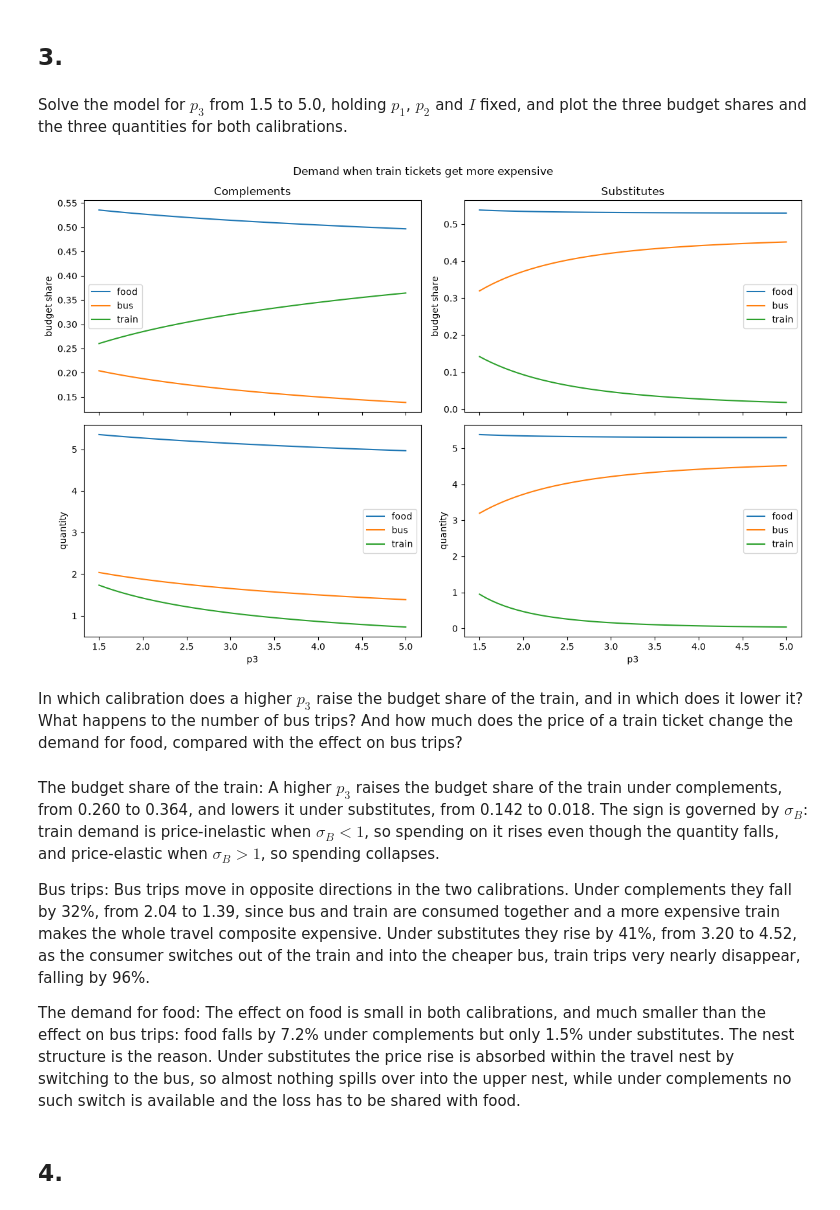
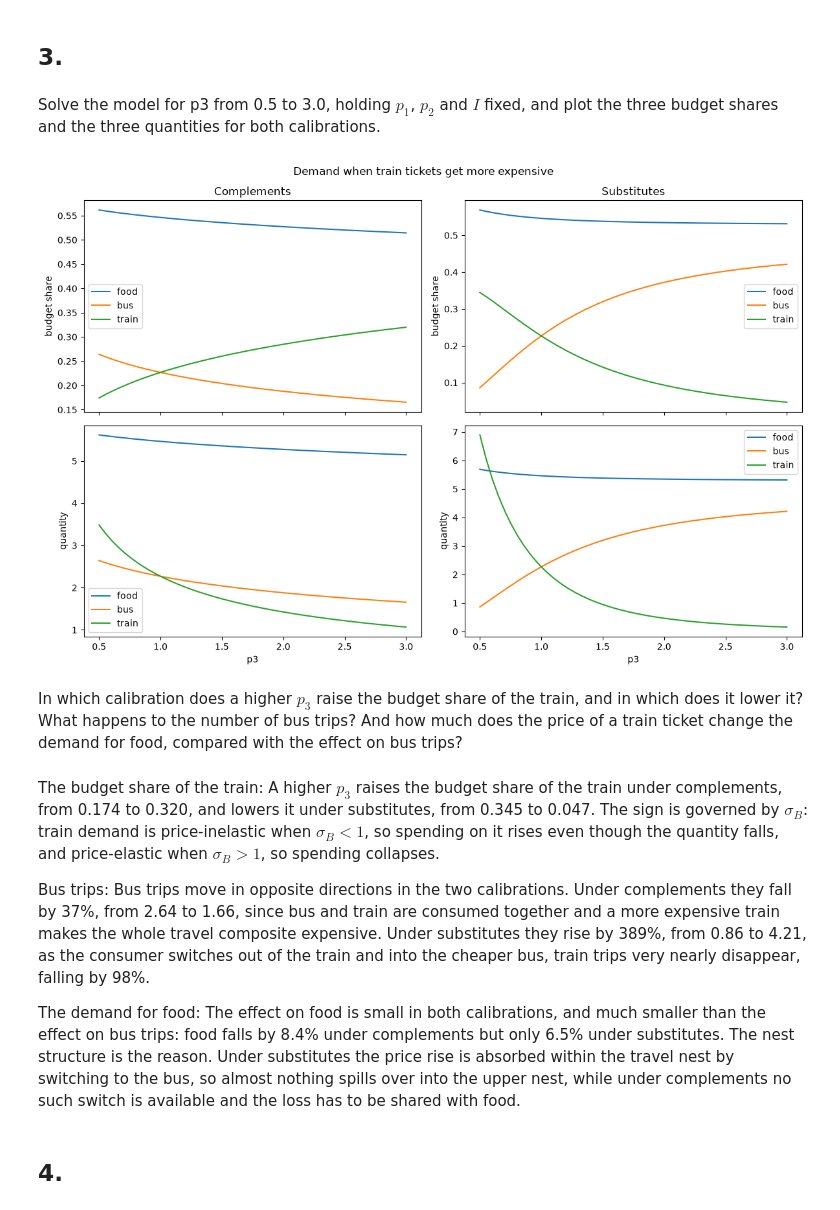
Before and after one commit to NumEconCopenhagen/projects-2025-jvb, a Jupyter notebook: 02_modelproject/modelproject.ipynb, the cells around one changed output. Drawn from its saved outputs; the diff is of its cells as text; code cells hidden in the pictures.

Commit message:
Modelproject rettelser

```diff
--- a/02_modelproject/modelproject.ipynb
+++ b/02_modelproject/modelproject.ipynb
@@ -312,9 +309,9 @@ correctly.
 # %% [markdown]
 ## 3.
 # %% [markdown]
-Solve the model for $p_3$ from 1.5 to 5.0, holding $p_1$, $p_2$ and $I$ fixed, and plot the three budget shares and the three quantities for both calibrations.
+Solve the model for p3 from 0.5 to 3.0, holding $p_1$, $p_2$ and $I$ fixed, and plot the three budget shares and the three quantities for both calibrations.
 # %%
-p3_vec = np.linspace(1.5,5.0,50)
+p3_vec = np.linspace(0.5,3.0,50)
 
 def solve_for_p3(sigma_B):
 
@@ -341,54 +338,54 @@ def plot_demand():
     colors = ['C0','C1','C2']
 
     fig,axes = plt.subplots(2,2,figsize=(12,8),sharex=True)
     fig.suptitle('Demand when train tickets get more expensive')
 
     for col,(title,shares,quantities) in enumerate([
         ('Complements',shares_complements,quantities_complements),
         ('Substitutes',shares_substitutes,quantities_substitutes)]):
 
         # a. budget shares
         ax = axes[0,col]
         for j in range(3):
             ax.plot(p3_vec,shares[:,j],color=colors[j],label=labels[j])
         ax.set_title(title)
         ax.set_ylabel('budget share')
         ax.legend()
 
         # b. quantities
         ax = axes[1,col]
         for j in range(3):
             ax.plot(p3_vec,quantities[:,j],color=colors[j],label=labels[j])
         ax.set_xlabel('p3')
         ax.set_ylabel('quantity')
         ax.legend()
 
     fig.tight_layout()
     plt.show()
 
 plot_demand()
 # %% [output]
-[figure, old version]
+[figure, new version]
 # %% [markdown]
 In which calibration does a higher $p_3$ raise the budget share of the train, and in which does it lower it? What happens to the number of bus trips? And how much does the price of a train ticket change the demand for food, compared with the effect on bus trips?
 # %% [markdown]
 The budget share of the train: A higher $p_3$ raises the budget share of
-the train under complements, from 0.260 to 0.364, and lowers it under
-substitutes, from 0.142 to 0.018. The sign is governed by $\sigma_B$: train
+the train under complements, from 0.174 to 0.320, and lowers it under
+substitutes, from 0.345 to 0.047. The sign is governed by $\sigma_B$: train
 demand is price-inelastic when $\sigma_B<1$, so spending on it rises even
 though the quantity falls, and price-elastic when $\sigma_B>1$, so spending
 collapses.
 
 Bus trips: Bus trips move in opposite directions in the two
-calibrations. Under complements they fall by 32%, from 2.04 to 1.39, since
+calibrations. Under complements they fall by 37%, from 2.64 to 1.66, since
 bus and train are consumed together and a more expensive train makes the
-whole travel composite expensive. Under substitutes they rise by 41%, from
-3.20 to 4.52, as the consumer switches out of the train and into the cheaper
-bus, train trips very nearly disappear, falling by 96%.
+whole travel composite expensive. Under substitutes they rise by 389%, from
+0.86 to 4.21, as the consumer switches out of the train and into the cheaper
+bus, train trips very nearly disappear, falling by 98%.
 
 The demand for food: The effect on food is small in both calibrations,
-and much smaller than the effect on bus trips: food falls by 7.2% under
-complements but only 1.5% under substitutes. The nest structure is the
+and much smaller than the effect on bus trips: food falls by 8.4% under
+complements but only 6.5% under substitutes. The nest structure is the
 reason. Under substitutes the price rise is absorbed within the travel nest
 by switching to the bus, so almost nothing spills over into the upper nest,
 while under complements no such switch is available and the loss has to be
```
Also changed, not shown: parts of 3 cells of this notebook, 1 other file.
